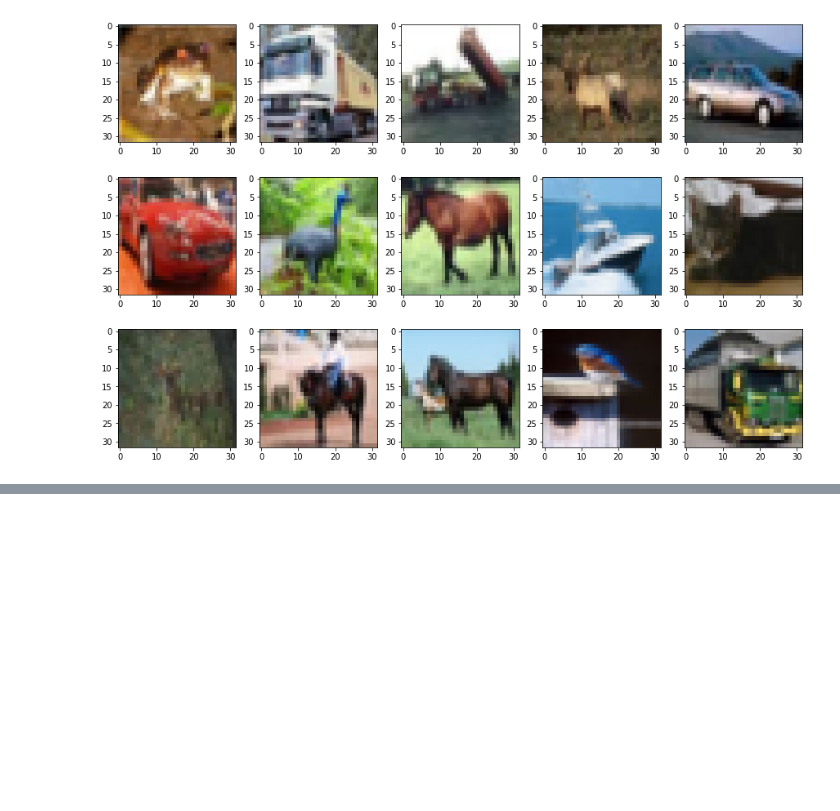
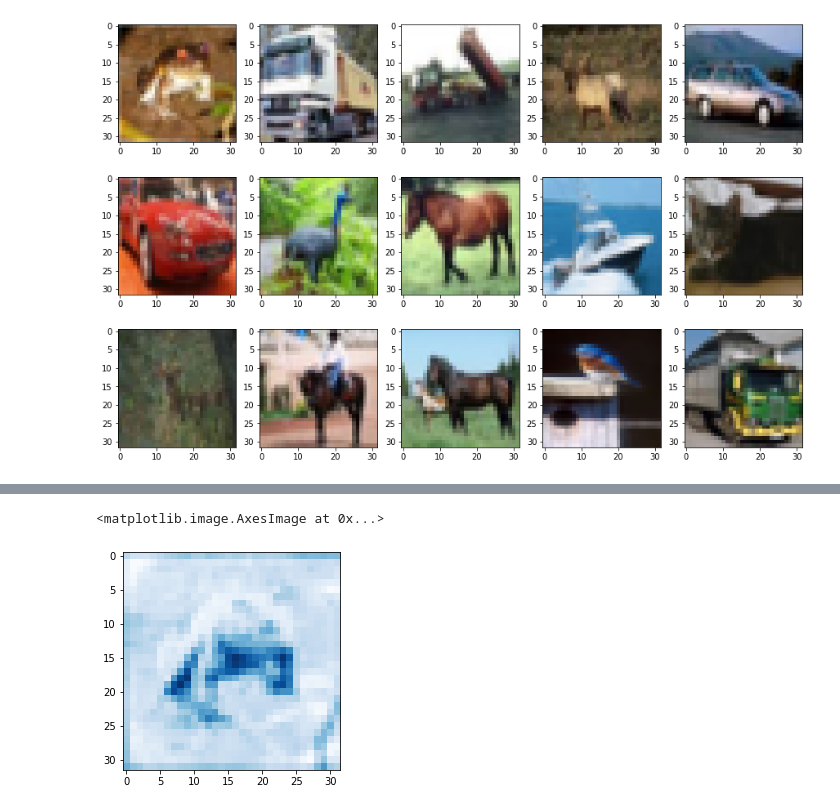
Before and after one commit to NII-o9i2/TensorFlow2-Keras-Examples, a Jupyter notebook: 6_CNN_Networks/CNN.ipynb, the cells around one changed output, grey strips where cells are left out. Drawn from its saved outputs; the diff is of its cells as text; code cells hidden in the pictures; blank space fills up the shorter version.

```diff
--- a/6_CNN_Networks/CNN.ipynb
+++ b/6_CNN_Networks/CNN.ipynb
@@ -24,0 +43,5 @@ x_test_1 = x_test/255.0
+# %%
+plt.imshow(x_train[0][:,:,2],cmap= 'Blues')
+# %% [output]
+<matplotlib.image.AxesImage at 0x...>
+[figure, added]
```
Also changed, not shown: parts of 8 cells of this notebook, 2 other files.
